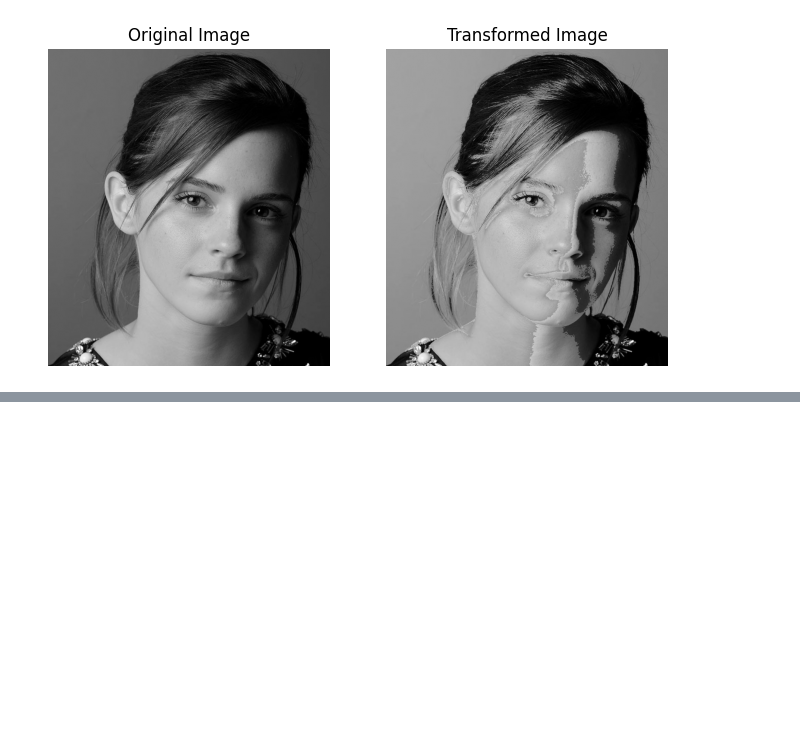
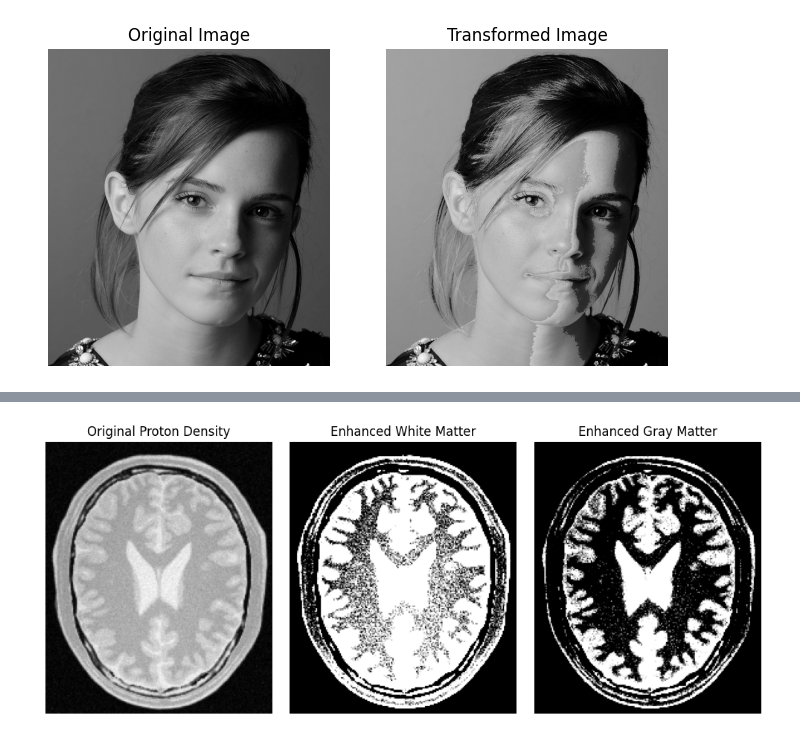
Before and after one commit to OshiniBandara/Computer_Vision_Assignment, a Jupyter notebook: Computer_Vision_Assignment.ipynb, the cells around one changed output, grey strips where cells are left out. Cells and saved outputs as stored; diff of their text form; code cells hidden in the pictures; blank space fills up the shorter version.

```diff
--- a/Computer_Vision_Assignment.ipynb
+++ b/Computer_Vision_Assignment.ipynb
@@ -41,0 +117,21 @@ plt.show()
+# %%
+plt.figure(figsize=(10, 4))
+plt.subplot(1, 3, 1)
+plt.imshow(brain_array, cmap="gray")
+plt.title("Original Proton Density")
+plt.axis("off")
+
+plt.subplot(1, 3, 2)
+plt.imshow(white_matter_contrast, cmap="gray")
+plt.title("Enhanced White Matter")
+plt.axis("off")
+
+plt.subplot(1, 3, 3)
+plt.imshow(gray_matter_contrast, cmap="gray")
+plt.title("Enhanced Gray Matter")
+plt.axis("off")
+
+plt.tight_layout()
+plt.show()
+# %% [output]
+[figure, added]
```
Also changed, not shown: parts of 4 cells of this notebook.
